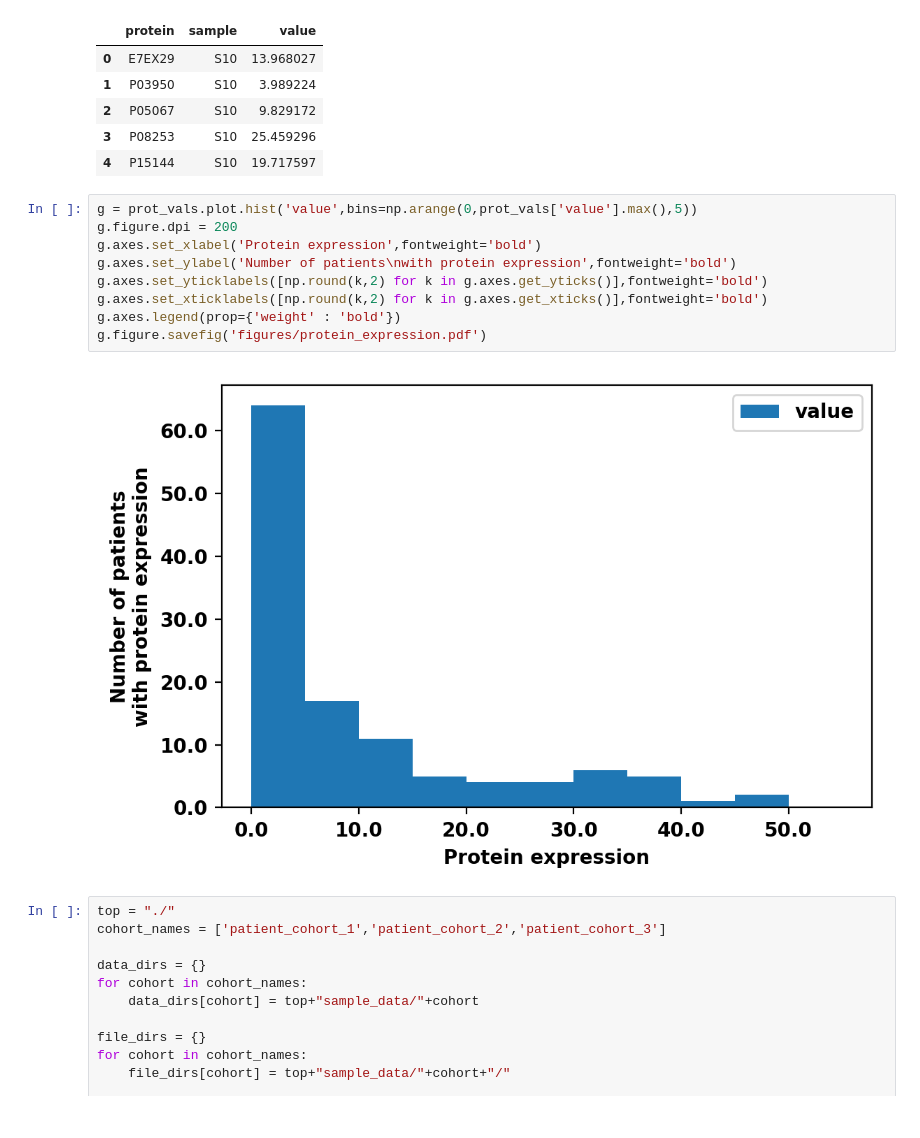
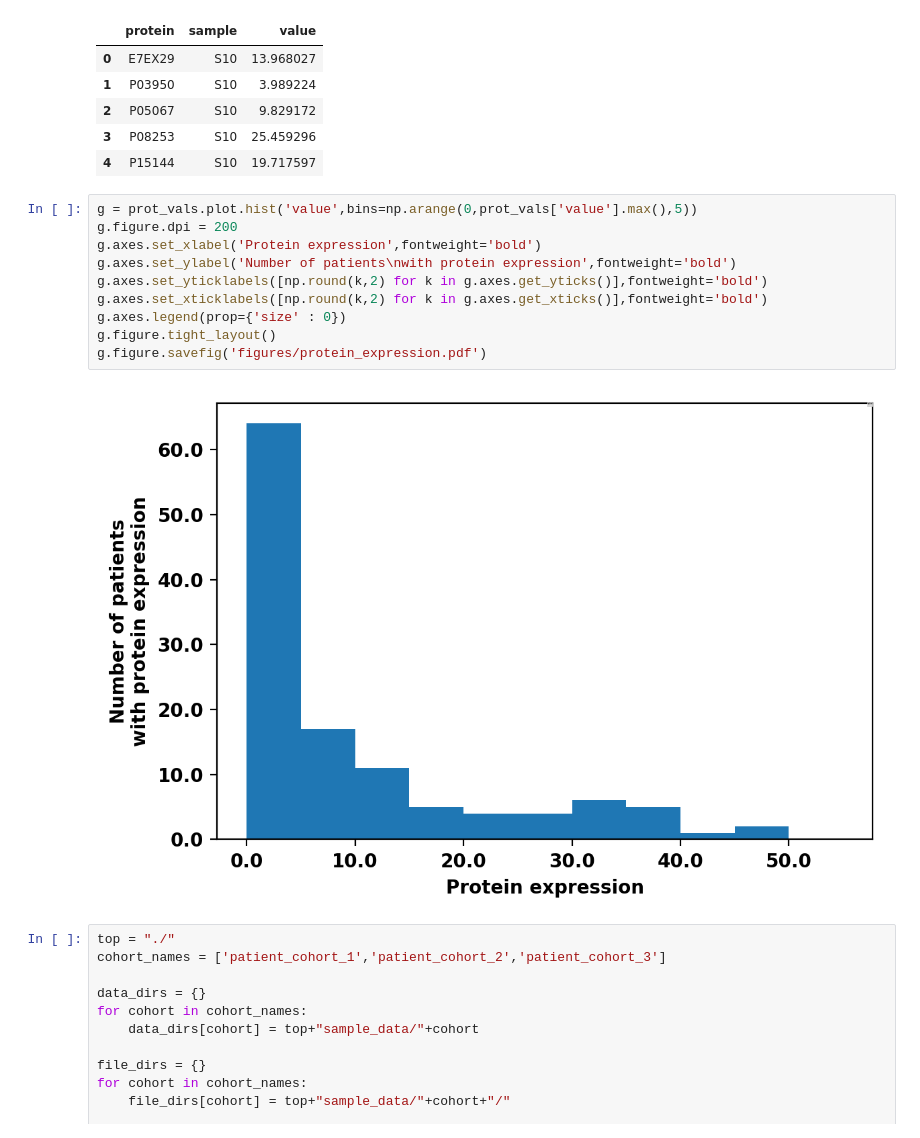
Before and after one commit to ngiangre/cohorts, a Jupyter notebook: Bioinformatics_Note_Implementation.ipynb, the cells around one changed output. Drawn from its saved outputs; the diff is of its cells as text.

Commit message:
reformatted expression distribution figure

```diff
--- a/Bioinformatics_Note_Implementation.ipynb
+++ b/Bioinformatics_Note_Implementation.ipynb
@@ -54,14 +54,15 @@ display(prot_vals.head())
 # %%
 g = prot_vals.plot.hist('value',bins=np.arange(0,prot_vals['value'].max(),5))
 g.figure.dpi = 200
 g.axes.set_xlabel('Protein expression',fontweight='bold')
 g.axes.set_ylabel('Number of patients\nwith protein expression',fontweight='bold')
 g.axes.set_yticklabels([np.round(k,2) for k in g.axes.get_yticks()],fontweight='bold')
 g.axes.set_xticklabels([np.round(k,2) for k in g.axes.get_xticks()],fontweight='bold')
-g.axes.legend(prop={'weight' : 'bold'})
+g.axes.legend(prop={'size' : 0})
+g.figure.tight_layout()
 g.figure.savefig('figures/protein_expression.pdf')
 # %% [output]
-[figure, old version]
+[figure, new version]
 # %%
 top = "./"
 cohort_names = ['patient_cohort_1','patient_cohort_2','patient_cohort_3']
```
Also changed, not shown: 2 other files.
